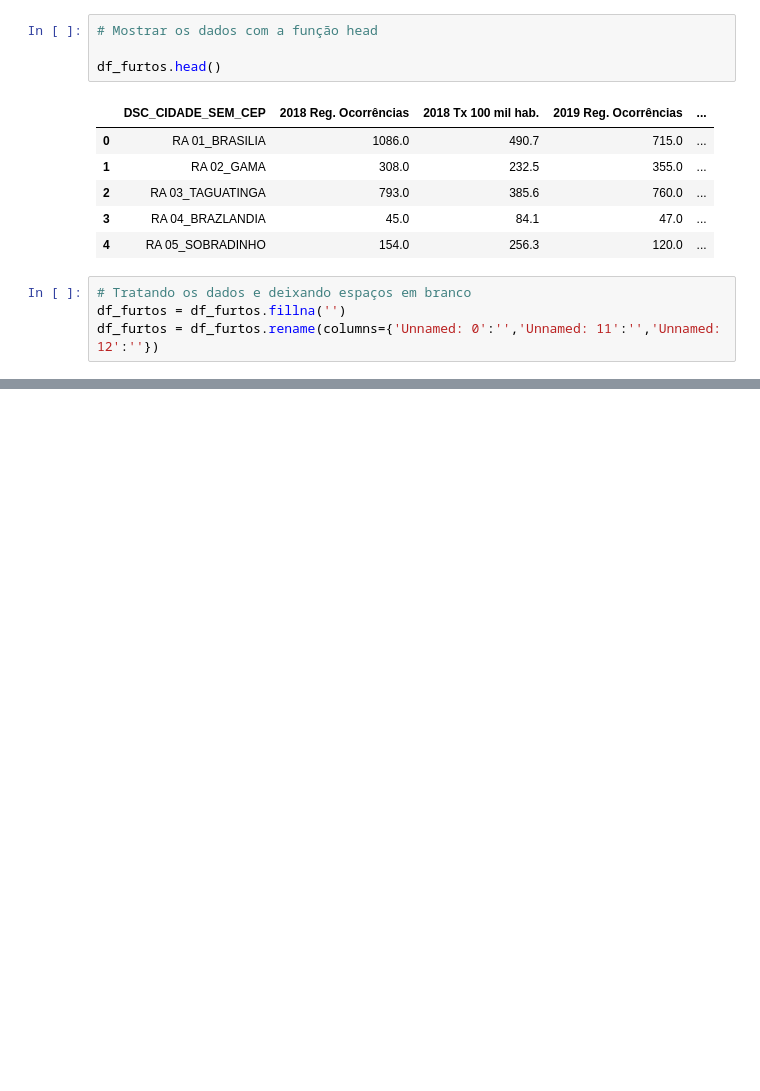
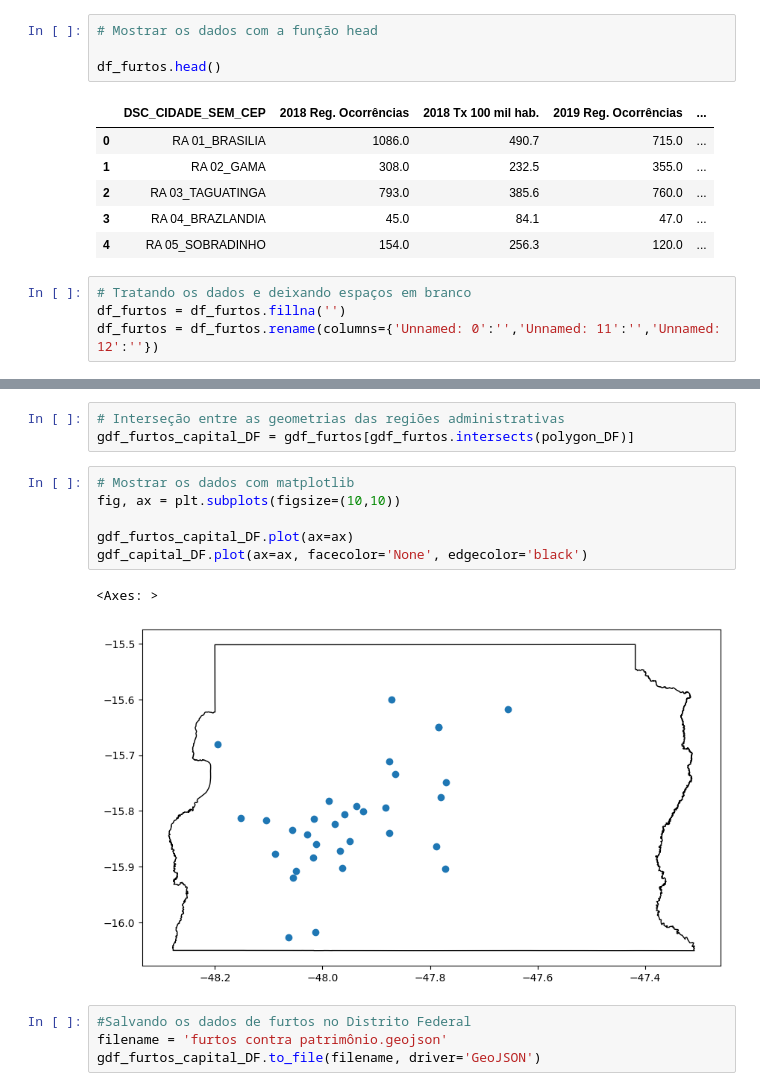
Before and after one commit to Fernandinho937/Data-Science, a Jupyter notebook: dados-geoespaciais/DistritoFederal.ipynb, the cells around one changed output, grey strips where cells are left out. Cells and saved outputs as stored; diff of their text form; blank space fills up the shorter version.

```diff
--- a/dados-geoespaciais/DistritoFederal.ipynb
+++ b/dados-geoespaciais/DistritoFederal.ipynb
@@ -214,0 +356,16 @@ df_furtos.head(40)
+# %%
+# Interseção entre as geometrias das regiões administrativas
+gdf_furtos_capital_DF = gdf_furtos[gdf_furtos.intersects(polygon_DF)]
+# %%
+# Mostrar os dados com matplotlib
+fig, ax = plt.subplots(figsize=(10,10))
+
+gdf_furtos_capital_DF.plot(ax=ax)
+gdf_capital_DF.plot(ax=ax, facecolor='None', edgecolor='black')
+# %% [output]
+<Axes: >
+[figure, added]
+# %%
+#Salvando os dados de furtos no Distrito Federal
+filename = 'furtos contra patrimônio.geojson'
+gdf_furtos_capital_DF.to_file(filename, driver='GeoJSON')
```
Also changed, not shown: parts of 22 cells of this notebook, 3 other files.
